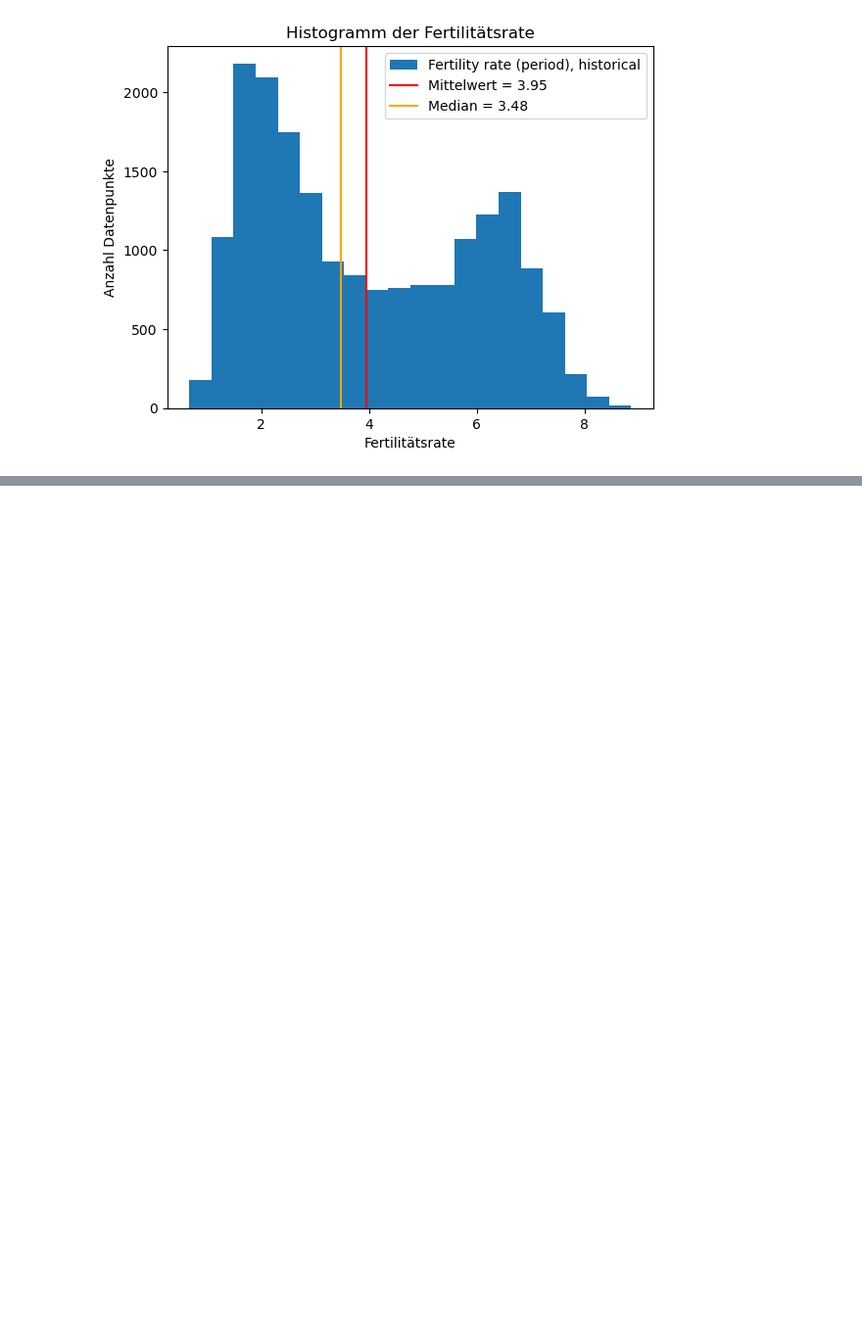
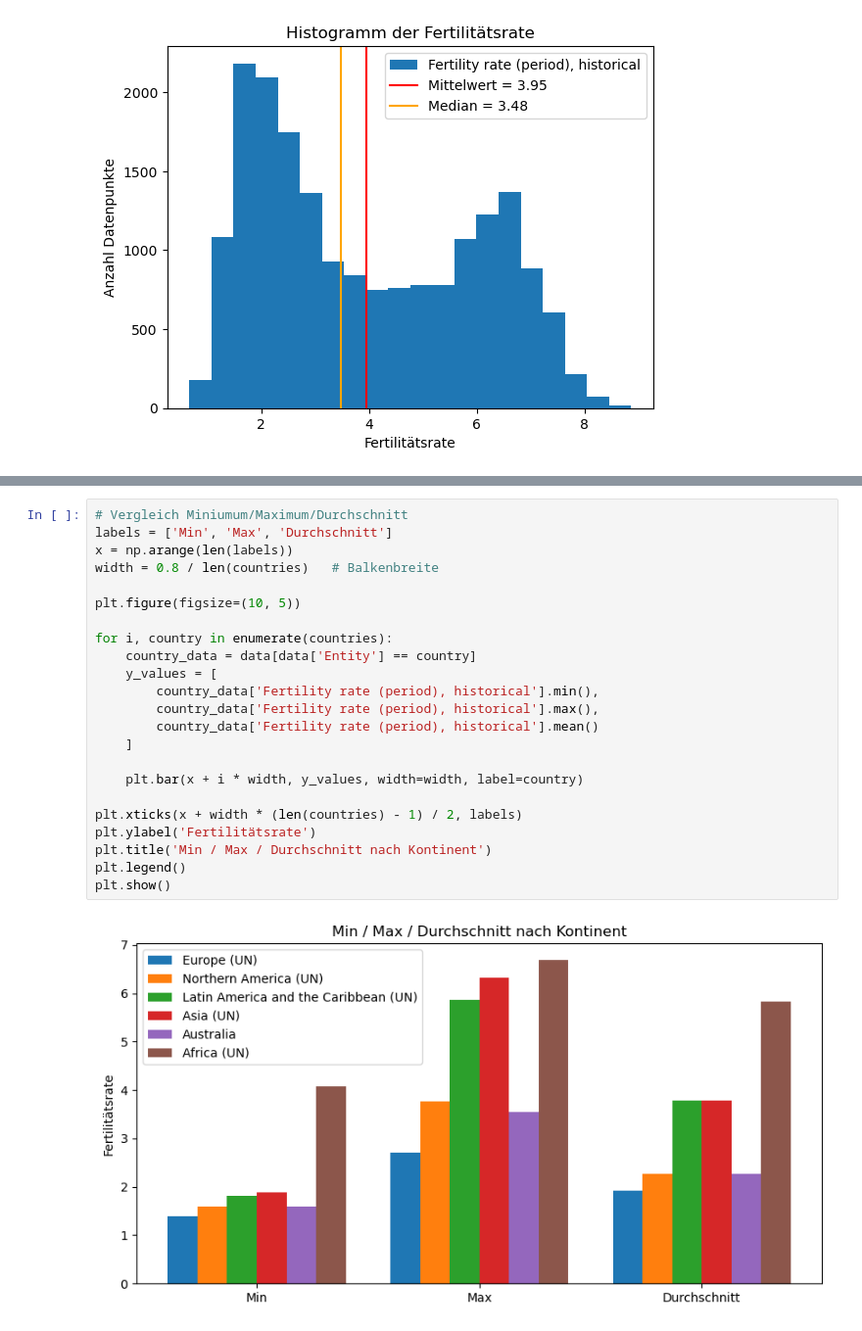
Before and after one commit to karin5905/Fertility-rate, a Jupyter notebook: Feritility-rate.ipynb, the cells around one changed output, grey strips where cells are left out. Shown: that part at 98% size. Saved outputs shown, nothing was run; the diff lists cells and outputs as text; blank space fills up the shorter version.

Commit message:
Hinzufügen der Berechnungen und Visualisierungen (Abschnitt 4)

```diff
--- a/Feritility-rate.ipynb
+++ b/Feritility-rate.ipynb
@@ -290,0 +263,25 @@ See the caveats in the documentation: https://pandas.pydata.org/pandas-docs/stab
+# %%
+# Vergleich Miniumum/Maximum/Durchschnitt
+labels = ['Min', 'Max', 'Durchschnitt']
+x = np.arange(len(labels))
+width = 0.8 / len(countries)   # Balkenbreite
+
+plt.figure(figsize=(10, 5))
+
+for i, country in enumerate(countries):
+    country_data = data[data['Entity'] == country]
+    y_values = [
+        country_data['Fertility rate (period), historical'].min(),
+        country_data['Fertility rate (period), historical'].max(),
+        country_data['Fertility rate (period), historical'].mean()
+    ]
+
+    plt.bar(x + i * width, y_values, width=width, label=country)
+
+plt.xticks(x + width * (len(countries) - 1) / 2, labels)
+plt.ylabel('Fertilitätsrate')
+plt.title('Min / Max / Durchschnitt nach Kontinent')
+plt.legend()
+plt.show()
+# %% [output]
+[figure, added]
```
Also changed, not shown: parts of 12 cells of this notebook.
